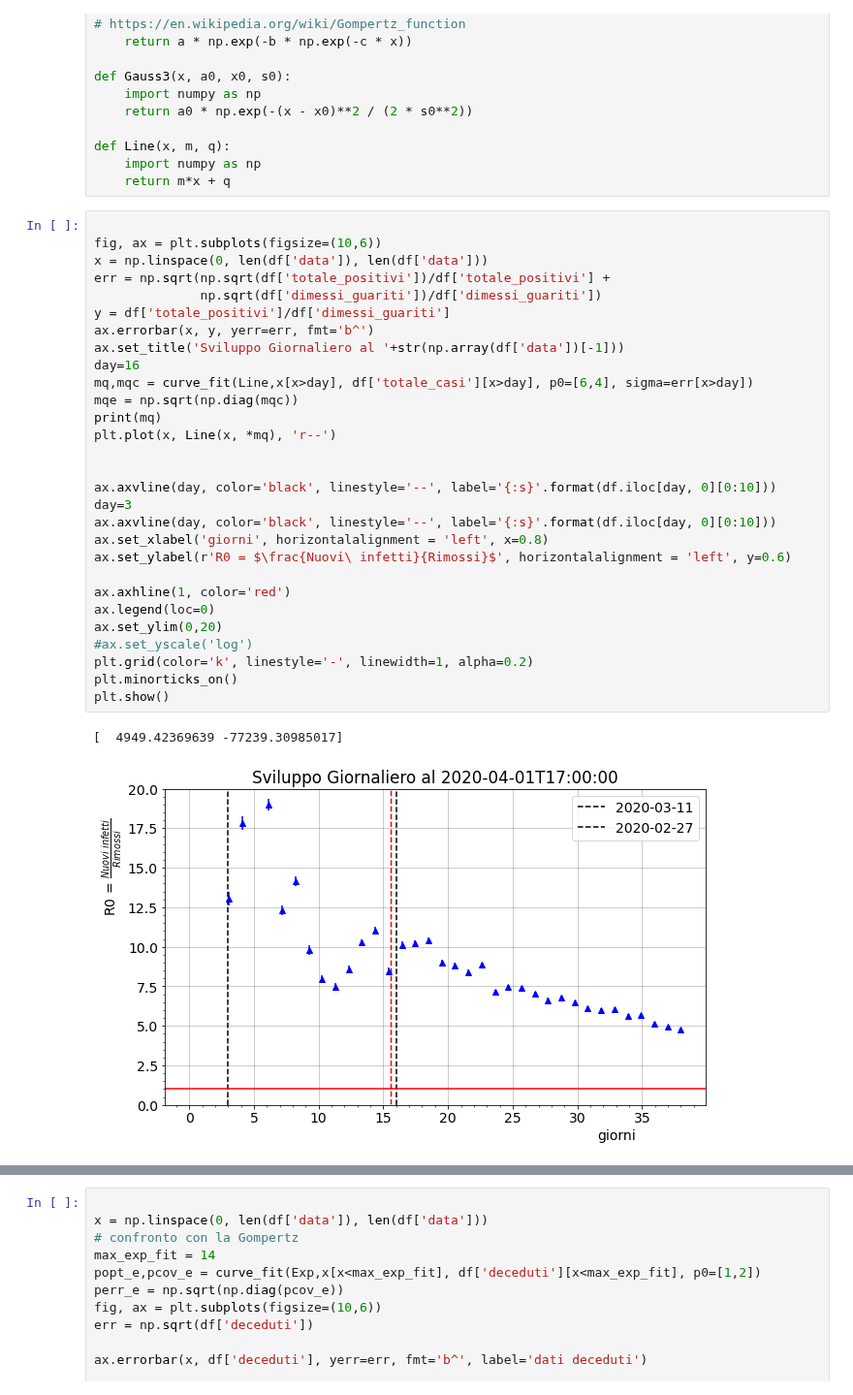
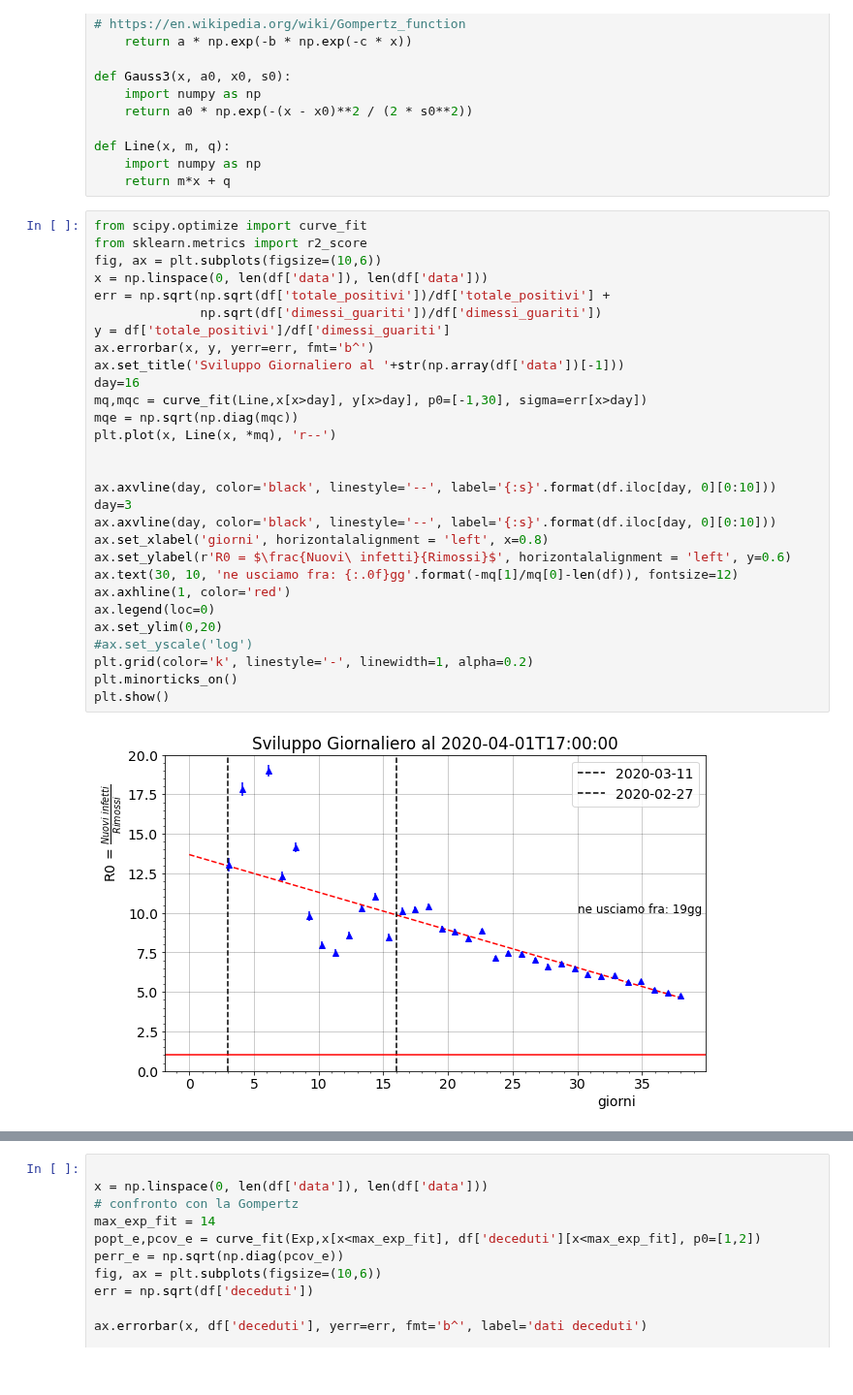
Before and after one commit to lorenzopaolucci/studenti, a Jupyter notebook: covid19.ipynb, the cells around one changed output, grey strips where cells are left out. Shown at 97% size. Saved outputs shown, nothing was run; the diff lists cells and outputs as text.

```diff
--- a/covid19.ipynb
+++ b/covid19.ipynb
@@ -65,35 +65,34 @@ def Line(x, m, q):
     import numpy as np
     return m*x + q
 # %%
-
+from scipy.optimize import curve_fit
+from sklearn.metrics import r2_score
 fig, ax = plt.subplots(figsize=(10,6))
 x = np.linspace(0, len(df['data']), len(df['data']))
 err = np.sqrt(np.sqrt(df['totale_positivi'])/df['totale_positivi'] +
               np.sqrt(df['dimessi_guariti'])/df['dimessi_guariti'])
 y = df['totale_positivi']/df['dimessi_guariti']
 ax.errorbar(x, y, yerr=err, fmt='b^')
 ax.set_title('Sviluppo Giornaliero al '+str(np.array(df['data'])[-1]))
 day=16
-mq,mqc = curve_fit(Line,x[x>day], df['totale_casi'][x>day], p0=[6,4], sigma=err[x>day])
+mq,mqc = curve_fit(Line,x[x>day], y[x>day], p0=[-1,30], sigma=err[x>day])
 mqe = np.sqrt(np.diag(mqc))
-print(mq)
 plt.plot(x, Line(x, *mq), 'r--')
 
 
 ax.axvline(day, color='black', linestyle='--', label='{:s}'.format(df.iloc[day, 0][0:10]))
 day=3
 ax.axvline(day, color='black', linestyle='--', label='{:s}'.format(df.iloc[day, 0][0:10]))
 ax.set_xlabel('giorni', horizontalalignment = 'left', x=0.8)
 ax.set_ylabel(r'R0 = $\frac{Nuovi\ infetti}{Rimossi}$', horizontalalignment = 'left', y=0.6)
-
+ax.text(30, 10, 'ne usciamo fra: {:.0f}gg'.format(-mq[1]/mq[0]-len(df)), fontsize=12)
 ax.axhline(1, color='red')
 ax.legend(loc=0)
 ax.set_ylim(0,20)
 #ax.set_yscale('log')
 plt.grid(color='k', linestyle='-', linewidth=1, alpha=0.2)
 plt.minorticks_on()
 plt.show()
 # %% [output]
-[  4949.42369639 -77239.30985017]
-[figure, old version]
+[figure, new version]
 # %%
```
Also changed, not shown: parts of 1 cell of this notebook.
